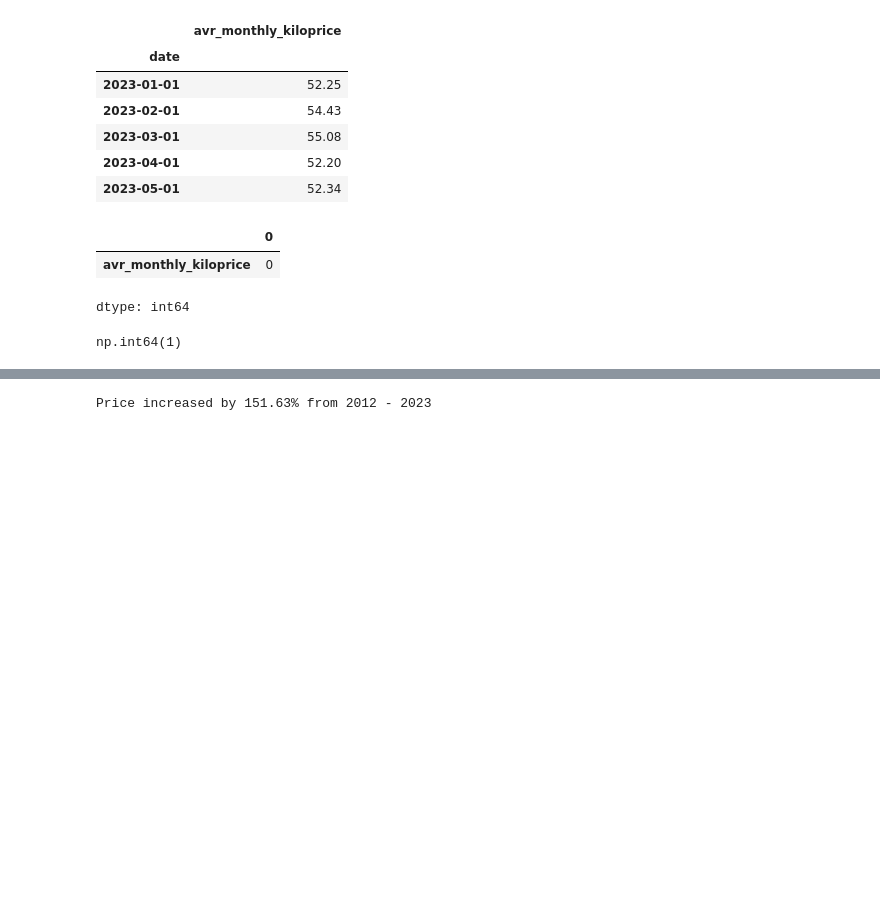
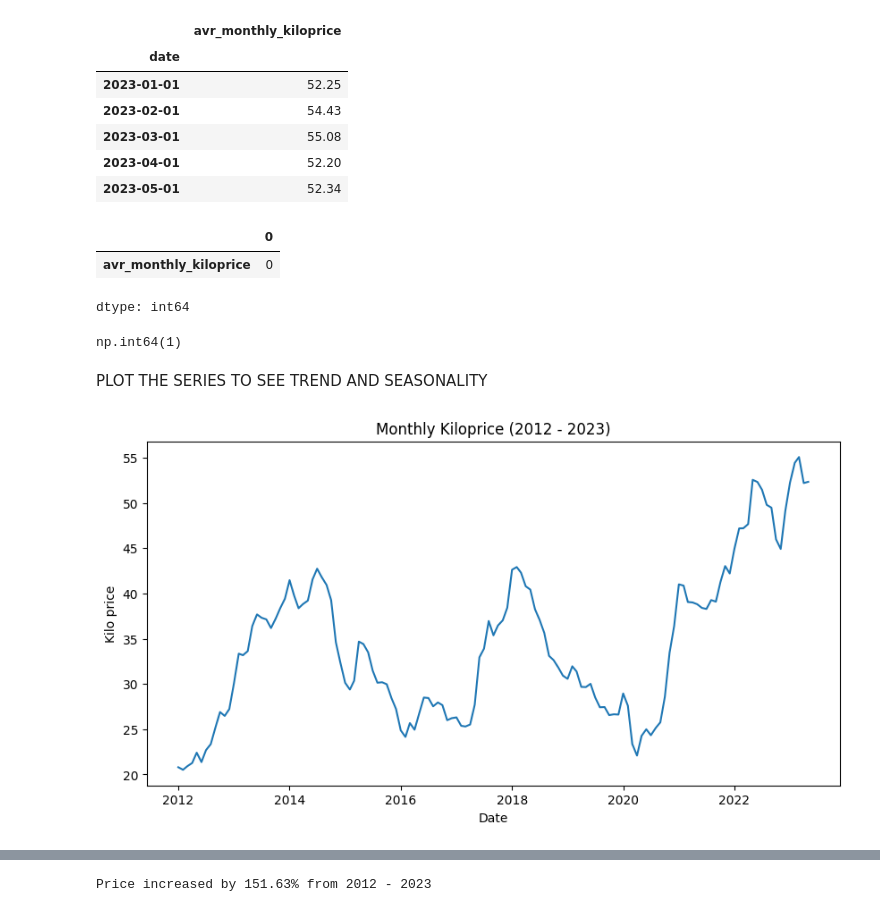
Before and after one commit to dlhegend/-TS_Academy_Capstone_Project, a Jupyter notebook: notebooks/Ugochukwu_Kiloprice_TimeSeries_Capstone.ipynb, the cells around one changed output, grey strips where cells are left out. Drawn from its saved outputs; the diff is of its cells as text; code cells hidden in the pictures; blank space fills up the shorter version.

Commit message:
EDA update, ACF/PACF analysis, data split, and SARIMA forecast

```diff
--- a/notebooks/Ugochukwu_Kiloprice_TimeSeries_Capstone.ipynb
+++ b/notebooks/Ugochukwu_Kiloprice_TimeSeries_Capstone.ipynb
@@ -9,7 +24,4 @@ df = pd.read_csv("/content/NGX_ASI_Index_Price_Data.csv")
 # %%
-# preparing the dataset
-df['date'] = pd.to_datetime(df['date'], format='%Y-%b')
-df = df.sort_values('date')
+# converting date to datetime and to set it as the index
+df['date'] = pd.to_datetime(df['date'])
 df.set_index('date', inplace=True)
-
-df.info()
@@ -66,3 +80,13 @@ dtype: int64
 df.duplicated().sum()
 # %% [output]
 np.int64(1)
+# %% [markdown]
+PLOT THE SERIES TO SEE TREND AND SEASONALITY
+# %%
+# What is the overall trend of price over time?
+plt.figure(figsize=(10,5))
+ax = sns.lineplot(data=df, x=df.index, y='avr_monthly_kiloprice')
+ax.set(title="Monthly Kiloprice (2012 - 2023)", xlabel="Date", ylabel="Kilo price")
+plt.show()
+# %% [output]
+[figure, added]
```
Also changed, not shown: parts of 40 cells of this notebook.
